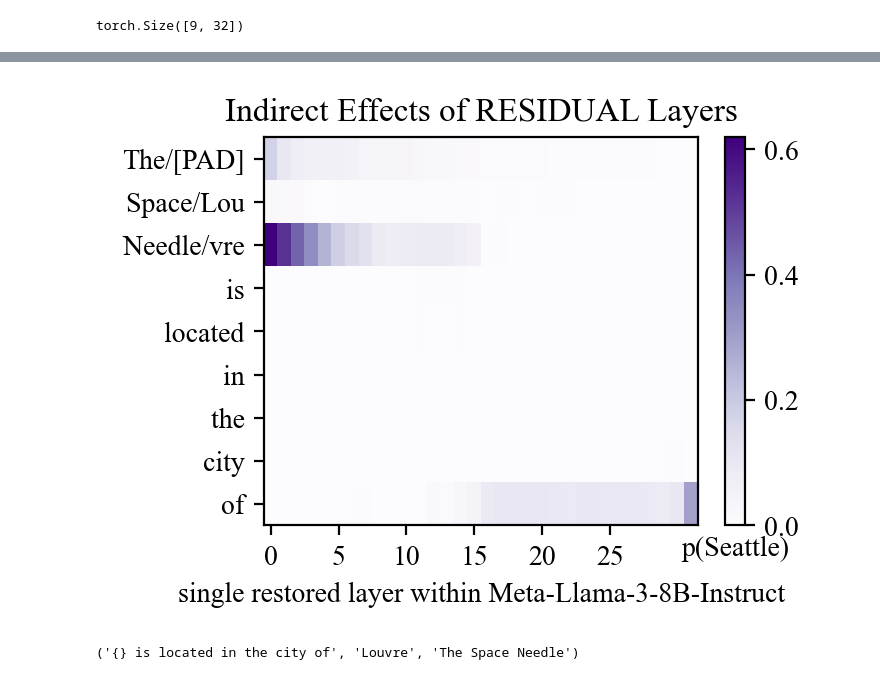
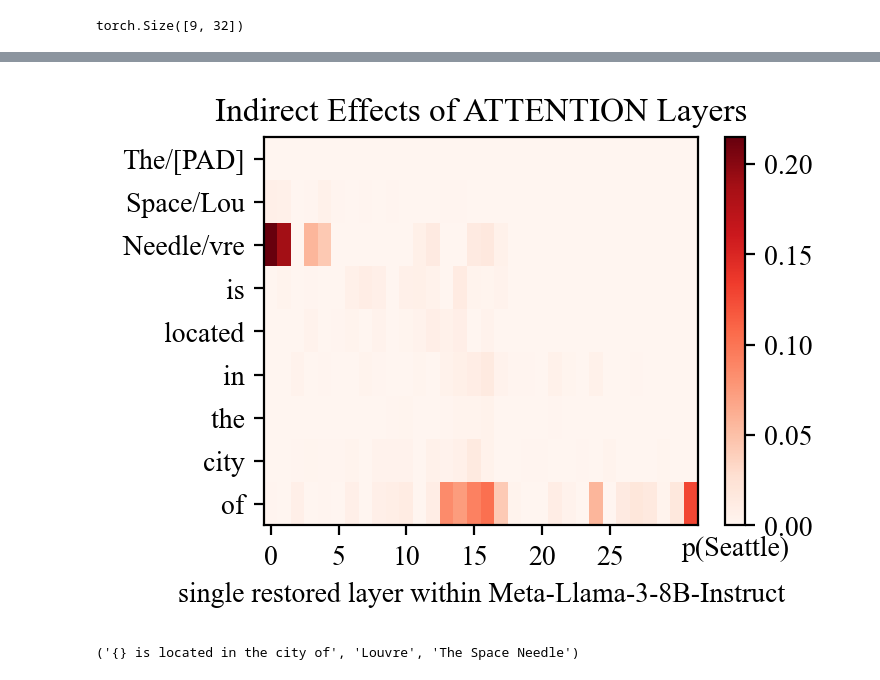
Before and after one commit to arnab-api/filter, a Jupyter notebook: notebooks/attribute_patching.ipynb, the cells around one changed output, grey strips where cells are left out. Drawn from its saved outputs; the diff is of its cells as text; code cells hidden in the pictures.

```diff
--- a/notebooks/attribute_patching.ipynb
+++ b/notebooks/attribute_patching.ipynb
@@ -389,9 +391,11 @@ patch_predictions
   PredictedToken(token=' Frem', prob=0.0005676564760506153, token_id=tensor(68310, device='cuda:0'))]]
 # %%
 # locations = [(mt.embedder_name, tok_idx) for tok_idx in range(clean_inputs.input_ids.shape[1])]
+module_template = mt.attn_module_name_format
+
 locations = []
 for l_idx in range(mt.n_layer):
-    module = mt.layer_name_format.format(l_idx)
+    module = module_template.format(l_idx)
     for tok_idx in range(clean_inputs.input_ids.shape[1]):
         locations.append((module, tok_idx))
 # %%
@@ -432,14 +436,26 @@ results = attribution_patching(
     ans_token_idx=ans.token_id,
 )
 # %%
+from src.trace import get_window
+
+window_size = 1
+
 trace_start_idx = 1
 approx_effects = torch.zeros(
     len(range(trace_start_idx, clean_inputs.input_ids.shape[1])),
     mt.n_layer
 )
+
 for l in range(mt.n_layer):
     for t in range(trace_start_idx, clean_inputs.input_ids.shape[1]):
-        approx_effects[t - trace_start_idx, l] = results[(mt.layer_name_format.format(l), t)]
+        if window_size == 1:
+            approx_effects[t - trace_start_idx, l] = results[(module_template.format(l), t)]
+        else:
+            approx_effects[t - trace_start_idx, l] = sum([
+                results[(module, t)]
+                for module in get_window(module_template, l, window_size, mt.n_layer)
+            ])
+
 approx_effects.shape
 # %% [output]
 torch.Size([9, 32])
@@ -453,9 +469,9 @@ trace_result = CausalTracingResult(
     trace_start_idx=1,
     answer = ans,
     low_score = 0.0,
-    window = 1,
+    window = window_size,
     normalized = False,
-    kind="residual",
+    kind="attention",
     indirect_effects=approx_effects,
 )
 
@@ -472,4 +488,4 @@ plot_trace_heatmap(
-[figure, old version]
+[figure, new version]
 # %%
 prompt, clean_subj, patch_subj
 # %% [output]
```
Also changed, not shown: parts of 8 cells of this notebook.
